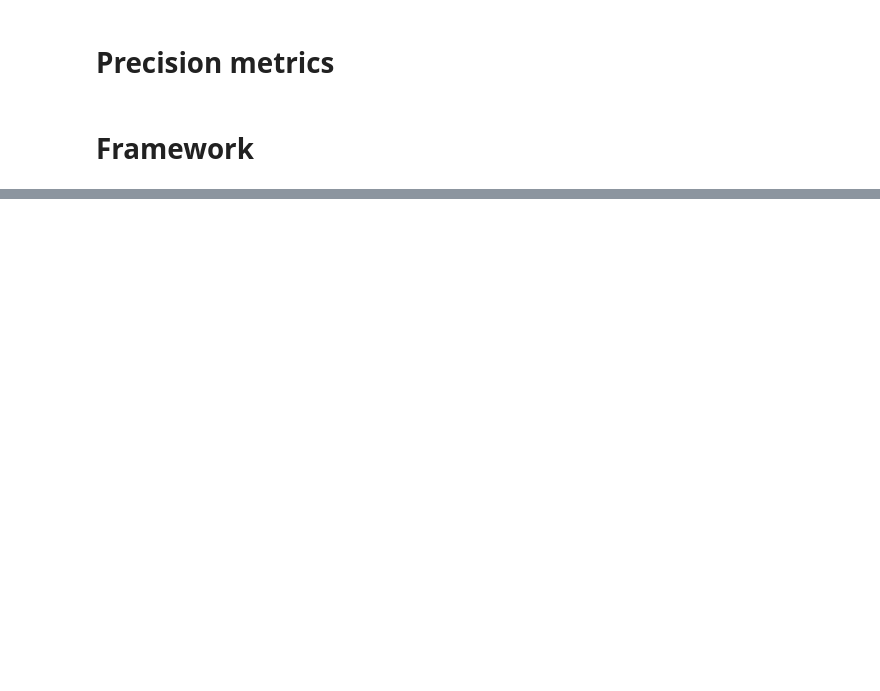
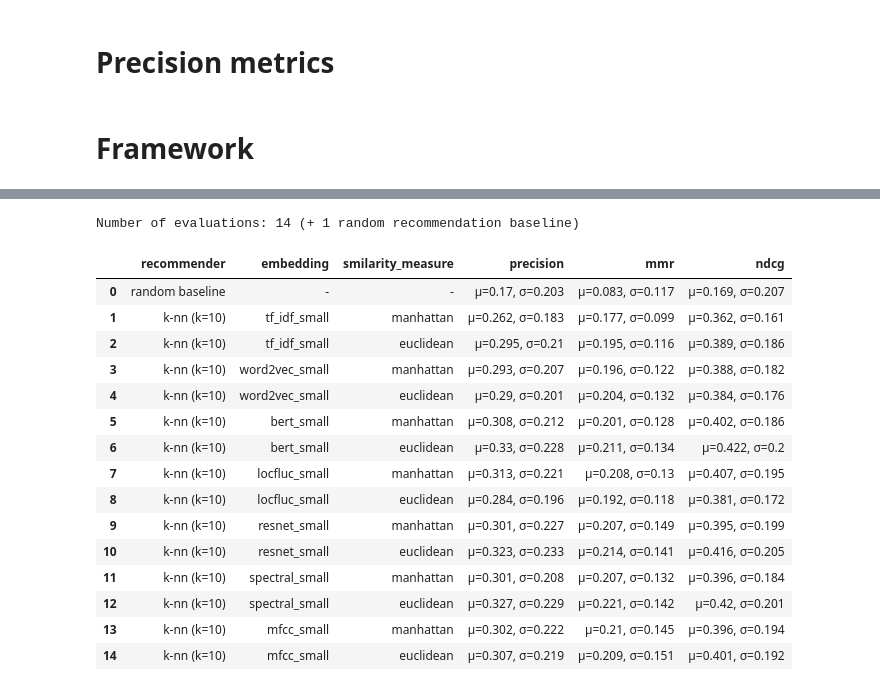
Before and after one commit to MMSR-Group-E/RecommenderSystembasedonLyrics, a Jupyter notebook: Task 2.ipynb, the cells around one changed output, grey strips where cells are left out. Drawn from its saved outputs; the diff is of its cells as text; code cells hidden in the pictures; blank space fills up the shorter version.

```diff
--- a/Task 2.ipynb
+++ b/Task 2.ipynb
@@ -7,6 +10,5 @@ from tqdm import tqdm
 # %%
-data_folder_path = "task2"
-
+data_folder_path = "data_task2"
 
 # Load data
 def data_loader(path, folder=data_folder_path):
@@ -14,7 +16,7 @@ def data_loader(path, folder=data_folder_path):
     df = pd.read_csv(os.path.join(data_folder_path, path), delimiter='\t')
 
     numpy_array = df.loc[:, df.columns != 'id'].to_numpy(
-        dtype=np.float16)  # we are taking float16 to reduce memory issues
+        dtype=np.float32)  # we are taking float16 to reduce memory issues
     return df['id'].to_numpy(), numpy_array[:, 1:]
 # %%
 # Importing song metadata
@@ -258,21 +239,3 @@ def ndcg(result_df, relevant_col="similar_genre_value"):
     return dcg / idcg
 # %% [markdown]
 # Framework
-# %%
-from scipy import sparse
-
-
-# I imported my LSA solution from another notebook. For our case we do not need the u and sigma_inv.
-
-def LSA(matrix, k):
-    # calculate the svd
-    print("calculating svd, takes some time")
-    u, s, vt = sparse.linalg.svds(matrix, k=k)
-    # create m x k matrix
-    s = np.diag(s)
-
-    return u, np.linalg.inv(s), vt.T
-
-
-def inference(matrix, u, sigma_inv):
-    return (sigma_inv @ u.T @ matrix.T).T
@@ -462,0 +366,38 @@ display(result)
+# %%
+conf = {
+    "embeddings": {
+        # lyric features
+        "tf_idf_small": (tfidf_ids, LSA(tfidf_array, 10)),
+        "word2vec_small":  (word2vec_ids, LSA(word2vec_array, 10)),
+        "bert_small":  (bert_ids, LSA(bert_array, 10)),
+        # audio and visual features
+        "locfluc_small": (locfluc_ids, LSA(locfluc_array, 10)),
+        "resnet_small": (resnet_ids, LSA(resnet_array, 10)),
+        "spectral_small": (spectral_ids, LSA(spectral_array, 10)),
+        "mfcc_small": (mfcc_ids, LSA(mfcc_array, 10))
+    },
+    "metrics" : [
+        'manhattan',
+        'euclidean',
+    ]
+}
+# %%
+conf_evaluation(conf, sample_fraction=0.01, k=10)
+# %% [output]
+Number of evaluations: 14 (+ 1 random recommendation baseline)
+|  | recommender | embedding | smilarity_measure | precision | mmr | ndcg |
+| 0 | random baseline | - | - | μ=0.17, σ=0.203 | μ=0.083, σ=0.117 | μ=0.169, σ=0.207 |
+| 1 | k-nn (k=10) | tf_idf_small | manhattan | μ=0.262, σ=0.183 | μ=0.177, σ=0.099 | μ=0.362, σ=0.161 |
+| 2 | k-nn (k=10) | tf_idf_small | euclidean | μ=0.295, σ=0.21 | μ=0.195, σ=0.116 | μ=0.389, σ=0.186 |
+| 3 | k-nn (k=10) | word2vec_small | manhattan | μ=0.293, σ=0.207 | μ=0.196, σ=0.122 | μ=0.388, σ=0.182 |
+| 4 | k-nn (k=10) | word2vec_small | euclidean | μ=0.29, σ=0.201 | μ=0.204, σ=0.132 | μ=0.384, σ=0.176 |
+| 5 | k-nn (k=10) | bert_small | manhattan | μ=0.308, σ=0.212 | μ=0.201, σ=0.128 | μ=0.402, σ=0.186 |
+| 6 | k-nn (k=10) | bert_small | euclidean | μ=0.33, σ=0.228 | μ=0.211, σ=0.134 | μ=0.422, σ=0.2 |
+| 7 | k-nn (k=10) | locfluc_small | manhattan | μ=0.313, σ=0.221 | μ=0.208, σ=0.13 | μ=0.407, σ=0.195 |
+| 8 | k-nn (k=10) | locfluc_small | euclidean | μ=0.284, σ=0.196 | μ=0.192, σ=0.118 | μ=0.381, σ=0.172 |
+| 9 | k-nn (k=10) | resnet_small | manhattan | μ=0.301, σ=0.227 | μ=0.207, σ=0.149 | μ=0.395, σ=0.199 |
+| 10 | k-nn (k=10) | resnet_small | euclidean | μ=0.323, σ=0.233 | μ=0.214, σ=0.141 | μ=0.416, σ=0.205 |
+| 11 | k-nn (k=10) | spectral_small | manhattan | μ=0.301, σ=0.208 | μ=0.207, σ=0.132 | μ=0.396, σ=0.184 |
+| 12 | k-nn (k=10) | spectral_small | euclidean | μ=0.327, σ=0.229 | μ=0.221, σ=0.142 | μ=0.42, σ=0.201 |
+| 13 | k-nn (k=10) | mfcc_small | manhattan | μ=0.302, σ=0.222 | μ=0.21, σ=0.145 | μ=0.396, σ=0.194 |
+| 14 | k-nn (k=10) | mfcc_small | euclidean | μ=0.307, σ=0.219 | μ=0.209, σ=0.151 | μ=0.401, σ=0.192 |
```
Also changed, not shown: parts of 23 cells of this notebook, 1 other file.
